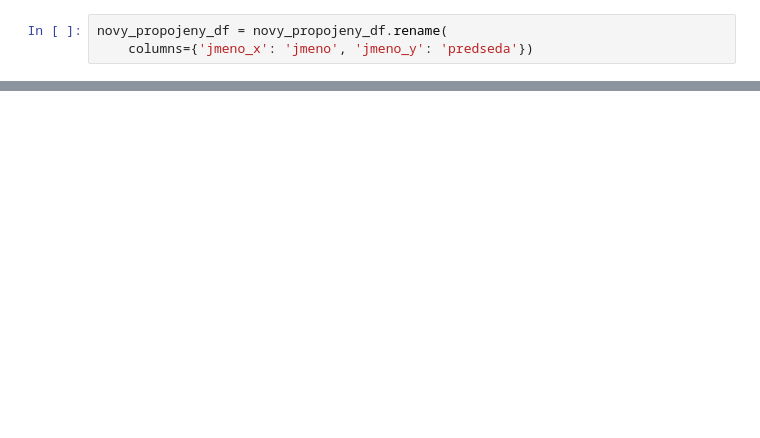
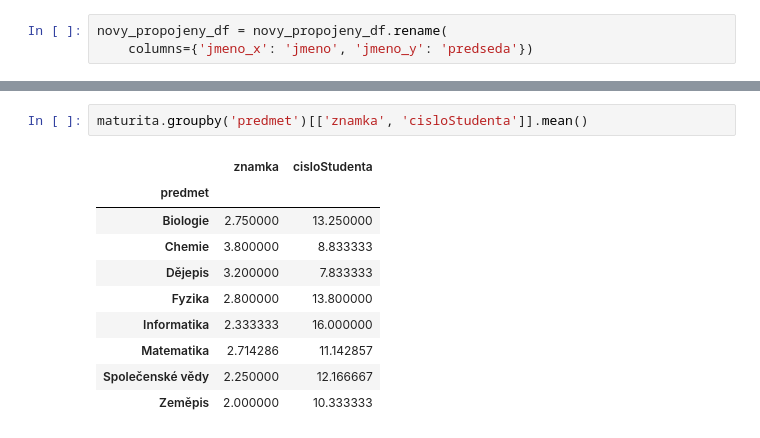
Before and after one commit to Sunriseee/python_kurz_2022, a Jupyter notebook: cviko10.ipynb, the cells around one changed output, grey strips where cells are left out. Drawn from its saved outputs; the diff is of its cells as text; blank space fills up the shorter version.

```diff
--- a/cviko10.ipynb
+++ b/cviko10.ipynb
@@ -162,0 +258,13 @@ novy_propojeny_df = novy_propojeny_df.rename(
+# %%
+maturita.groupby('predmet')[['znamka', 'cisloStudenta']].mean()
+# %% [output]
+|  | znamka | cisloStudenta |
+| predmet |  |  |
+| Biologie | 2.750000 | 13.250000 |
+| Chemie | 3.800000 | 8.833333 |
+| Dějepis | 3.200000 | 7.833333 |
+| Fyzika | 2.800000 | 13.800000 |
+| Informatika | 2.333333 | 16.000000 |
+| Matematika | 2.714286 | 11.142857 |
+| Společenské vědy | 2.250000 | 12.166667 |
+| Zeměpis | 2.000000 | 10.333333 |
```
Also changed, not shown: parts of 9 cells of this notebook, 2 other files.
